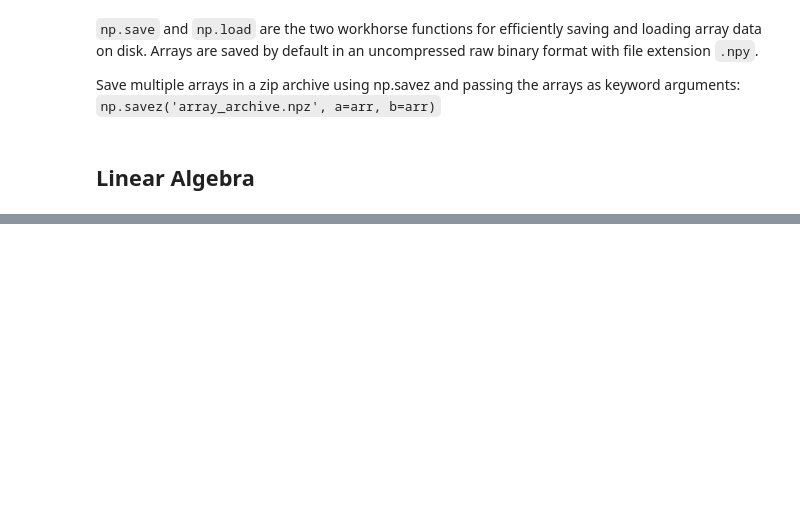
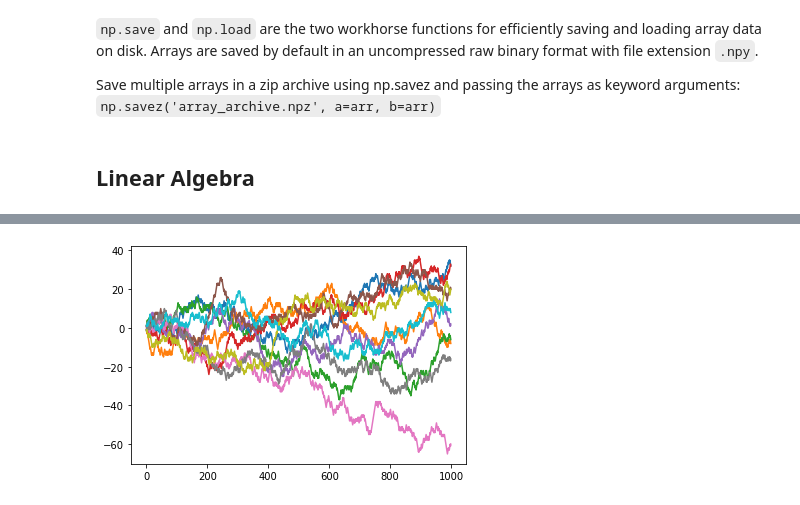
Before and after one commit to jha-vikas/Applied_ML, a Jupyter notebook: Numpy and Pandas.ipynb, the cells around one changed output, grey strips where cells are left out. Drawn from its saved outputs; the diff is of its cells as text; code cells hidden in the pictures; blank space fills up the shorter version.

```diff
--- a/Numpy and Pandas.ipynb
+++ b/Numpy and Pandas.ipynb
@@ -639,0 +758,4 @@ Save multiple arrays in a zip archive using np.savez and passing the arrays as k
+# %%
+plt.plot(walks[:10].T);
+# %% [output]
+[figure, added]
```
Also changed, not shown: parts of 28 cells of this notebook.
